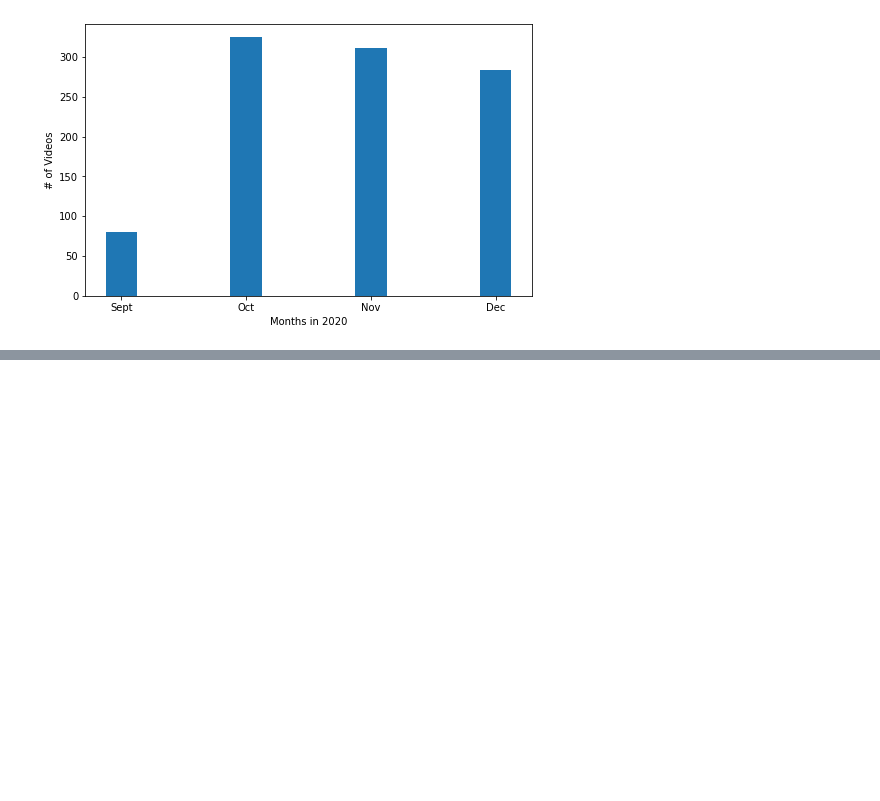
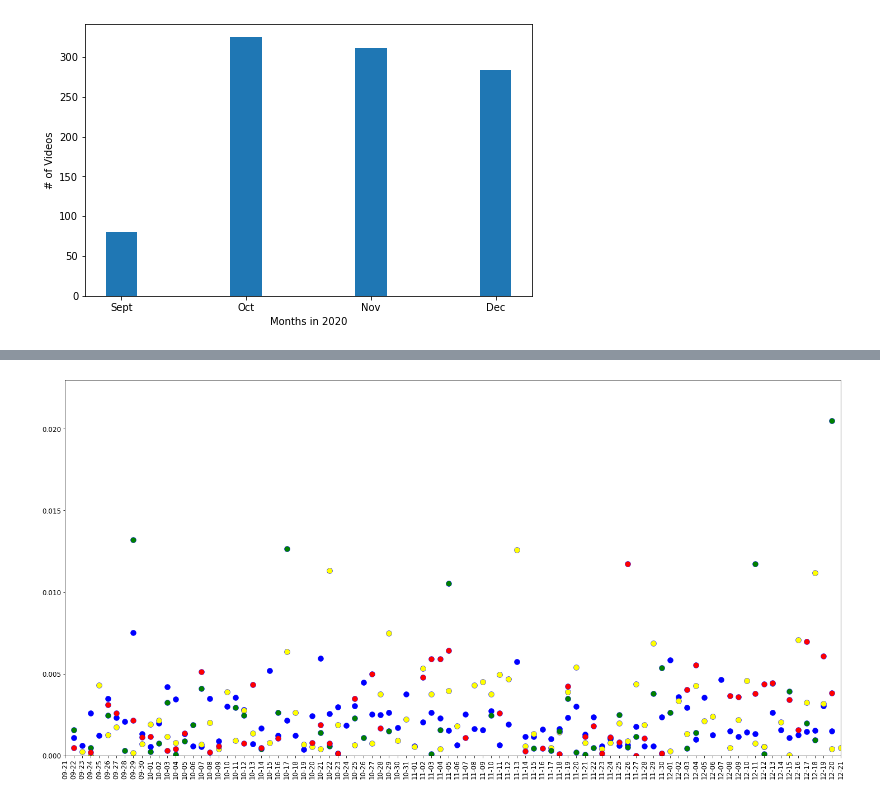
Before and after one commit to ba-group-projects/tiktok-popularity-eda, a Jupyter notebook: mattheus_smm635_mtp_eda.ipynb, the cells around one changed output, grey strips where cells are left out. Saved outputs shown, nothing was run; the diff lists cells and outputs as text; code cells hidden in the pictures; blank space fills up the shorter version.

```diff
--- a/mattheus_smm635_mtp_eda.ipynb
+++ b/mattheus_smm635_mtp_eda.ipynb
@@ -191,0 +230,34 @@ plt.show()
+# %%
+def plot_scatter(ax, x, y, color, edgecolors):
+    ax.scatter(x,y, color=color,edgecolors=edgecolors,linewidths=0.5,s=100)
+    # ax.set_xlabel(x_label, fontdict={'fontsize': 15})
+    # ax.set_ylabel(y_label, fontdict={'fontsize': 15})
+    # ax.set_title(title, fontdict={'fontsize': 15})
+# %%
+fig = plt.figure(figsize=(20,10),constrained_layout=True)
+
+ax1 = fig.add_subplot(111)
+ax1.xaxis.set_major_locator(mdates.DayLocator(interval=1))
+ax1.xaxis.set_major_formatter(mdates.DateFormatter('%m-%d'))
+ax1.xaxis.set_tick_params(rotation=90)
+ax1.set_xlim([min(avg_df['date'])  - timedelta(days=1), max(avg_df['date'])])
+ax1.set_ylim([0,avg_df['shareRate'].max()+0.0025])
+
+segment_1 = avg_df[avg_df['videoMeta.duration_segment'] == '<= 15']
+plot_scatter(ax1, segment_1['date'], segment_1['shareRate'], color='blue', edgecolors='b')
+
+segment_2 = avg_df[avg_df['videoMeta.duration_segment'] == '> 15 and <= 30']
+plot_scatter(ax1, segment_2['date'], segment_2['shareRate'], color='yellow', edgecolors='b')
+
+segment_3 = avg_df[avg_df['videoMeta.duration_segment'] == '> 30 and <= 45']
+plot_scatter(ax1, segment_3['date'], segment_3['shareRate'], color='green', edgecolors='b')
+
+segment_4 = avg_df[avg_df['videoMeta.duration_segment'] == '> 45 and <= 60']
+plot_scatter(ax1, segment_4['date'], segment_4['shareRate'], color='red', edgecolors='b')
+
+ax1.tick_params(axis='both', which='major', labelsize=12)
+# ax1.legend(handles, labels, loc="upper right", title="Sizes")
+
+plt.show()
+# %% [output]
+[figure, added]
```
Also changed, not shown: parts of 6 cells of this notebook.
